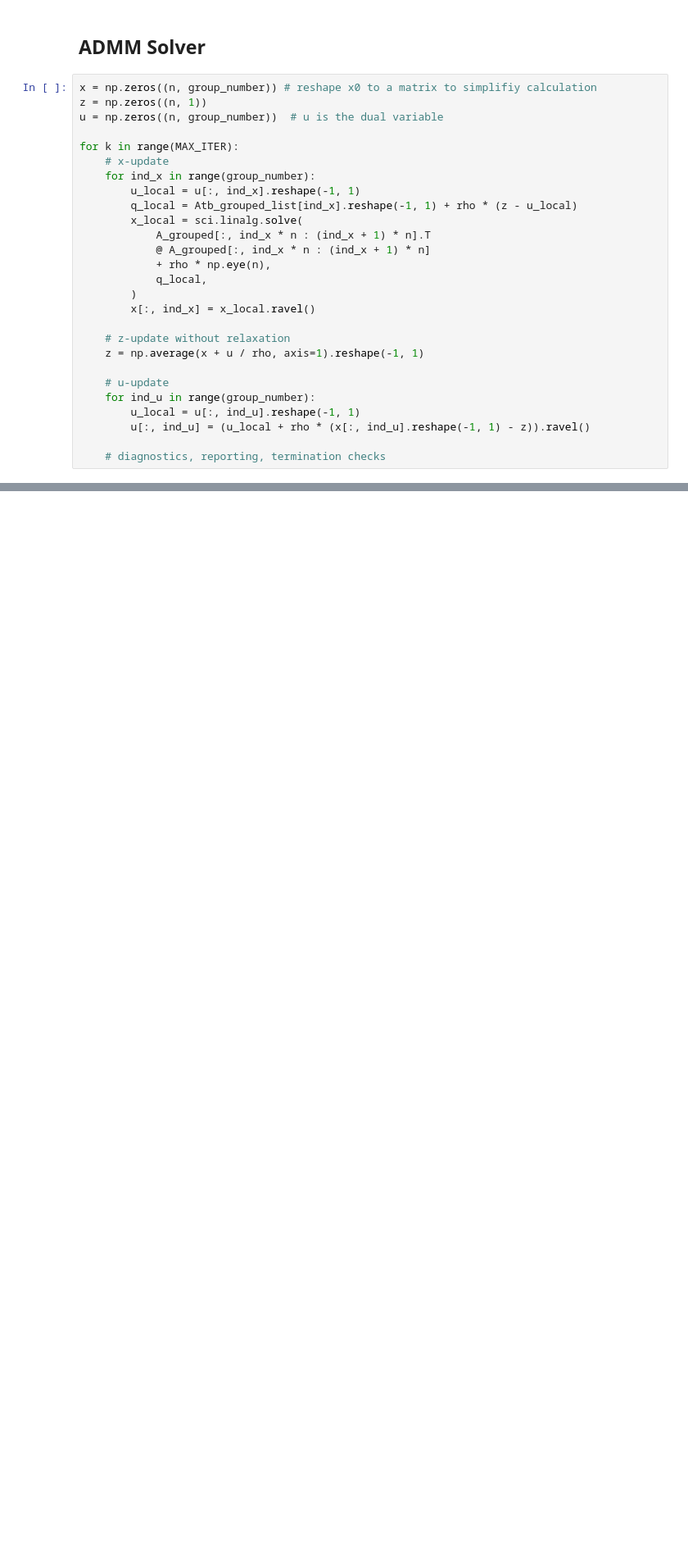
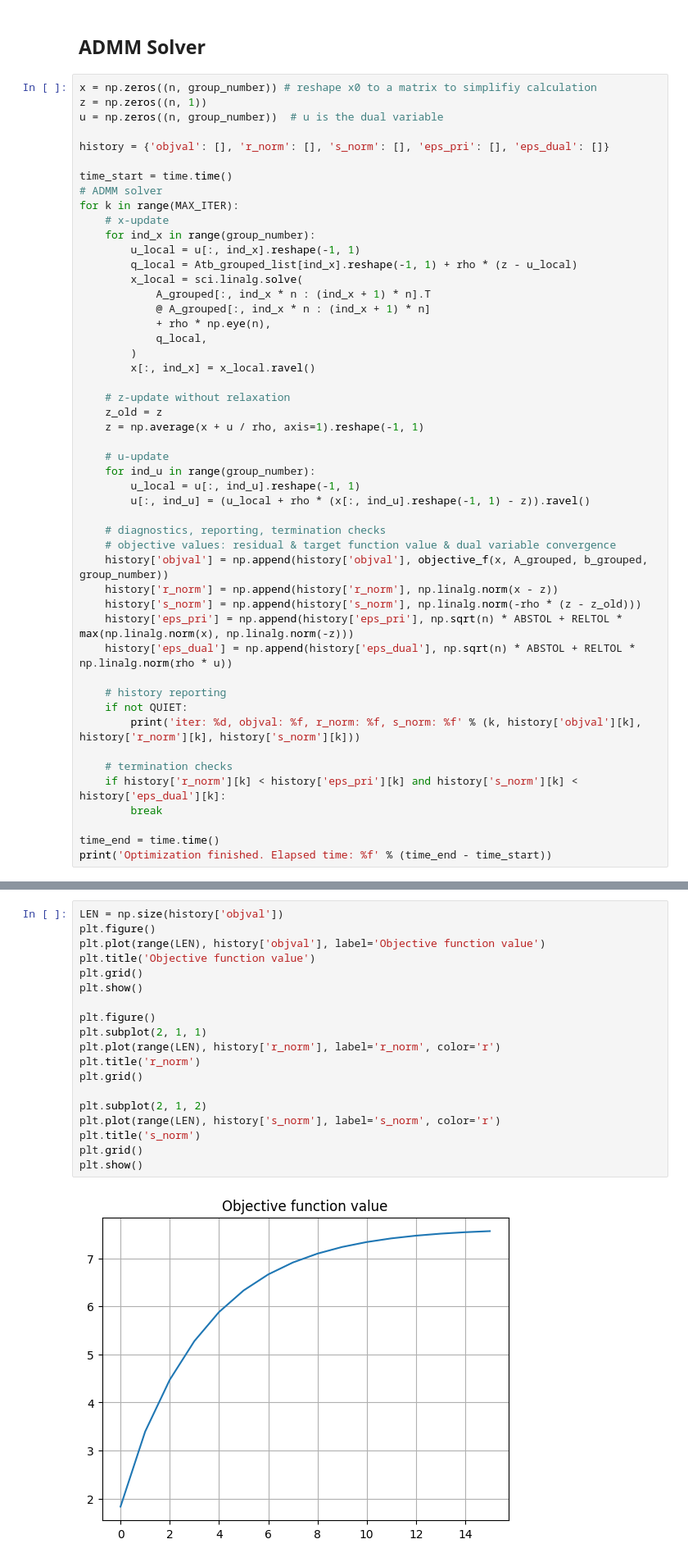
Before and after one commit to VulcanZhX/pywindsim, a Jupyter notebook: lasso_group_admm.ipynb, the cells around one changed output, grey strips where cells are left out. Shown at 82% size. Drawn from its saved outputs; the diff is of its cells as text; blank space fills up the shorter version.

```diff
--- a/lasso_group_admm.ipynb
+++ b/lasso_group_admm.ipynb
@@ -43,6 +46,10 @@ x = np.zeros((n, group_number)) # reshape x0 to a matrix to simplifiy calculatio
 z = np.zeros((n, 1))
 u = np.zeros((n, group_number))  # u is the dual variable
 
+history = {'objval': [], 'r_norm': [], 's_norm': [], 'eps_pri': [], 'eps_dual': []}
+
+time_start = time.time()
+# ADMM solver
 for k in range(MAX_ITER):
     # x-update
     for ind_x in range(group_number):
@@ -57,6 +64,7 @@ for k in range(MAX_ITER):
         x[:, ind_x] = x_local.ravel()
 
     # z-update without relaxation
+    z_old = z
     z = np.average(x + u / rho, axis=1).reshape(-1, 1)
 
     # u-update
@@ -65,3 +73,20 @@ for k in range(MAX_ITER):
         u[:, ind_u] = (u_local + rho * (x[:, ind_u].reshape(-1, 1) - z)).ravel()
 
     # diagnostics, reporting, termination checks
+    # objective values: residual & target function value & dual variable convergence
+    history['objval'] = np.append(history['objval'], objective_f(x, A_grouped, b_grouped, group_number))
+    history['r_norm'] = np.append(history['r_norm'], np.linalg.norm(x - z))
+    history['s_norm'] = np.append(history['s_norm'], np.linalg.norm(-rho * (z - z_old)))
+    history['eps_pri'] = np.append(history['eps_pri'], np.sqrt(n) * ABSTOL + RELTOL * max(np.linalg.norm(x), np.linalg.norm(-z)))
+    history['eps_dual'] = np.append(history['eps_dual'], np.sqrt(n) * ABSTOL + RELTOL * np.linalg.norm(rho * u))
+
+    # history reporting
+    if not QUIET:
+        print('iter: %d, objval: %f, r_norm: %f, s_norm: %f' % (k, history['objval'][k], history['r_norm'][k], history['s_norm'][k]))
+
+    # termination checks
+    if history['r_norm'][k] < history['eps_pri'][k] and history['s_norm'][k] < history['eps_dual'][k]:
+        break
+
+time_end = time.time()
+print('Optimization finished. Elapsed time: %f' % (time_end - time_start))
@@ -67,0 +111,21 @@ for k in range(MAX_ITER):
+# %%
+LEN = np.size(history['objval'])
+plt.figure()
+plt.plot(range(LEN), history['objval'], label='Objective function value')
+plt.title('Objective function value')
+plt.grid()
+plt.show()
+
+plt.figure()
+plt.subplot(2, 1, 1)
+plt.plot(range(LEN), history['r_norm'], label='r_norm', color='r')
+plt.title('r_norm')
+plt.grid()
+
+plt.subplot(2, 1, 2)
+plt.plot(range(LEN), history['s_norm'], label='s_norm', color='r')
+plt.title('s_norm')
+plt.grid()
+plt.show()
+# %% [output]
+[figure, added]
```
Also changed, not shown: parts of 3 cells of this notebook.
